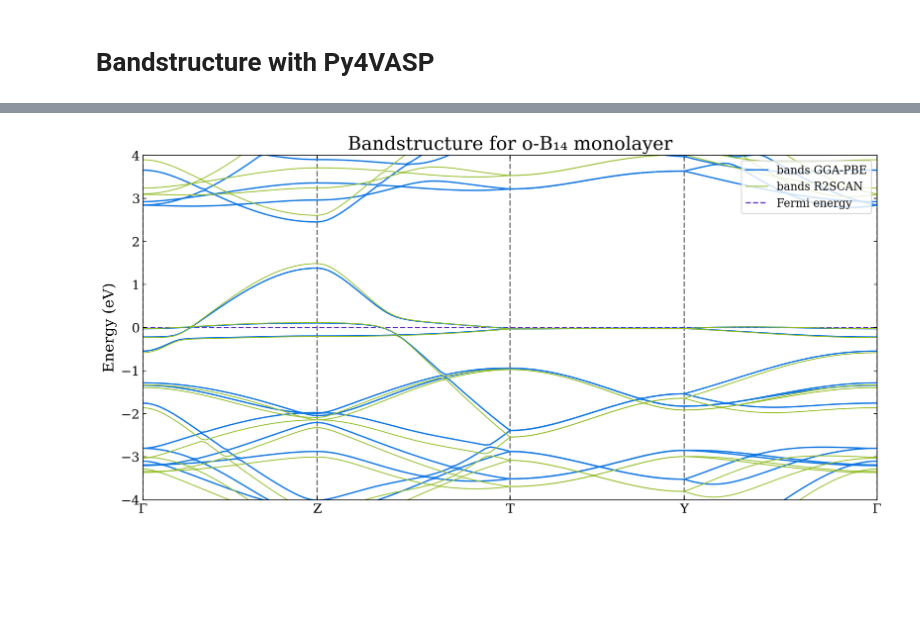
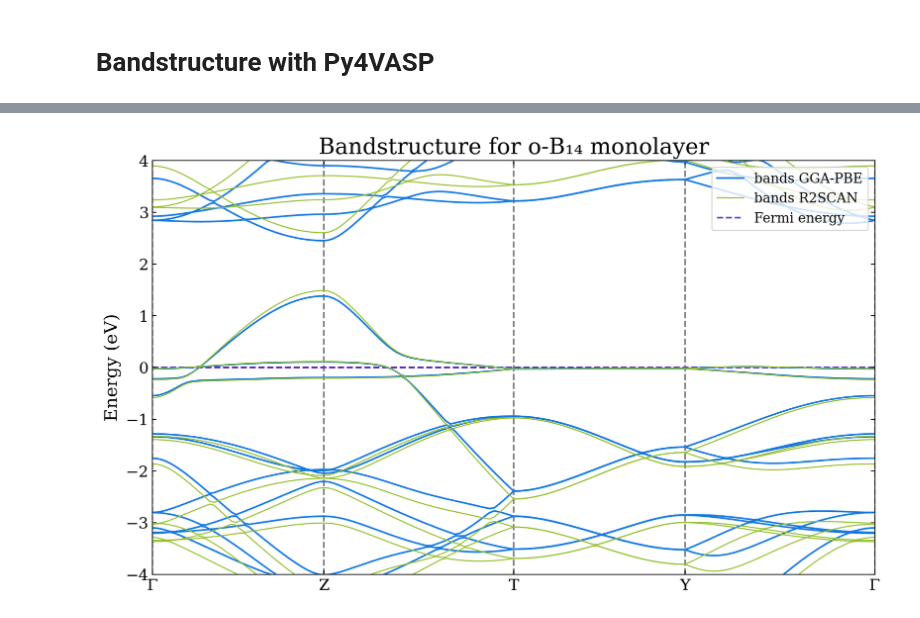
Before and after one commit to Photonico/o-B14_20241024, a Jupyter notebook: 3.2_bandstructure_with_Py4VASP.ipynb, the cells around one changed output, grey strips where cells are left out. Cells and saved outputs as stored; diff of their text form; code cells hidden in the pictures; blank space fills up the shorter version.

```diff
--- a/3.2_bandstructure_with_Py4VASP.ipynb
+++ b/3.2_bandstructure_with_Py4VASP.ipynb
@@ -13,8 +15,7 @@ from vmatplot.output_settings import color_sampling, canvas_setting
 # %%
 #### o-B₁₄ monolayer
 
-# extract data
-
+## extract data
 dir_PBE = "3.1_bandstructure/monolayer"
 # dir_HSE = "3.1_bandstructure/monolayer_HSE"  # Uncomment if needed
 dir_R2SCAN = "3.1_bandstructure/monolayer_R2SCAN"
@@ -32,45 +33,35 @@ kpoints_PBE = np.array(data_PBE.get("kpoint_distances"))
 kpoints_R2SCAN = np.array(data_R2SCAN.get("kpoint_distances"))
 
 kpoints_labels_PBE = data_PBE.get("kpoint_labels")
 kpoints_labels_R2SCAN = data_R2SCAN.get("kpoint_labels")
 
-# Indices of high-symmetry
-
+## Indices of high-symmetry
 indices = np.where(np.array(kpoints_labels_PBE) != "")[0]
 ticks = kpoints_PBE[indices]
 ticklabels = [kpoints_labels_PBE[index] for index in indices]
 
-# Plot figure
-
-fig_setting = canvas_setting(12, 6)
+## Plot figure
+fig_setting = canvas_setting(10, 6)
 params = fig_setting[2]; plt.rcParams.update(params)
-
 fig, ax = plt.subplots(figsize=fig_setting[0], dpi=fig_setting[1])
 plt.tick_params(direction="in", which="both", top=True, right=True, bottom=True, left=True)
-
 for band in bands_PBE.T:
     ax.plot(kpoints_PBE, band, color=color_sampling("blue")[1], lw=1.5, label="bands GGA-PBE" if np.all(band == bands_PBE.T[0]) else "")
 for band in bands_R2SCAN.T:
     ax.plot(kpoints_PBE, band, color=color_sampling("Lime")[1], lw=1, label="bands R2SCAN" if np.all(band == bands_R2SCAN.T[0]) else "")
-
-# Set high-symmetry k-points as x-axis ticks
 ax.set_xticks(ticks)
 ax.set_xticklabels(ticklabels)
-
-# Draw a horizontal line at the Fermi level and vertical lines at high-symmetry points
 ax.axhline(0, color=color_sampling("Violet")[0], lw=1.5, linestyle="--", label="Fermi energy", zorder=-1)
 for xc in ticks:
     ax.axvline(x=xc, color=color_sampling("Grey")[1], lw=1.5, alpha=0.8, linestyle="--", zorder=-2)
-
-# Set axis labels and title
 # ax.set_xlabel("K-path")
 ax.set_ylabel("Energy (eV)")
 ax.set_xlim(kpoints_PBE[0], kpoints_PBE[-1])
 ax.set_ylim(-4,4)
 ax.set_title("Bandstructure for o-B₁₄ monolayer")
 ax.legend(loc="upper right")
 
 plt.tight_layout()
-plt.show()
+plt.savefig("figures/3.22_bandstructure_monolayer.pdf")
 # %% [output]
-[figure, old version]
+[figure, new version]
```
Also changed, not shown: parts of 3 cells of this notebook, 2 other files.
